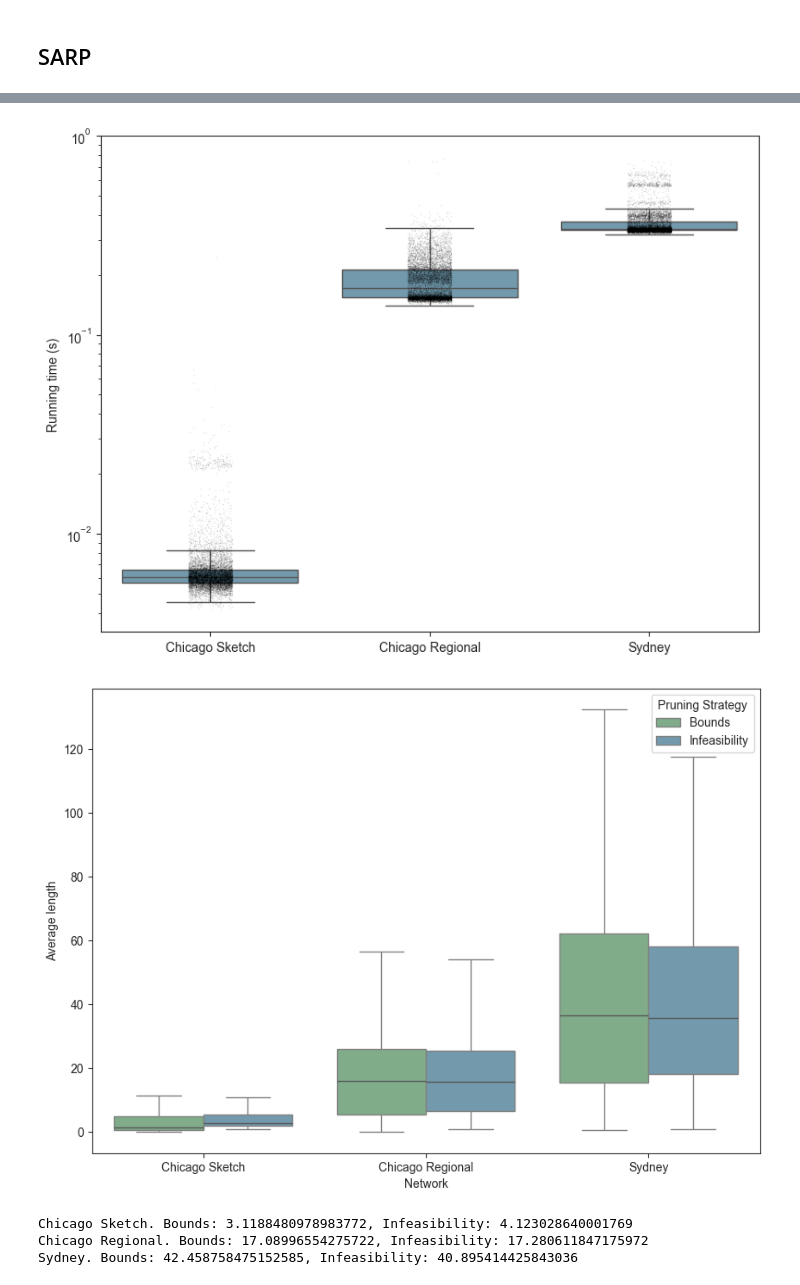
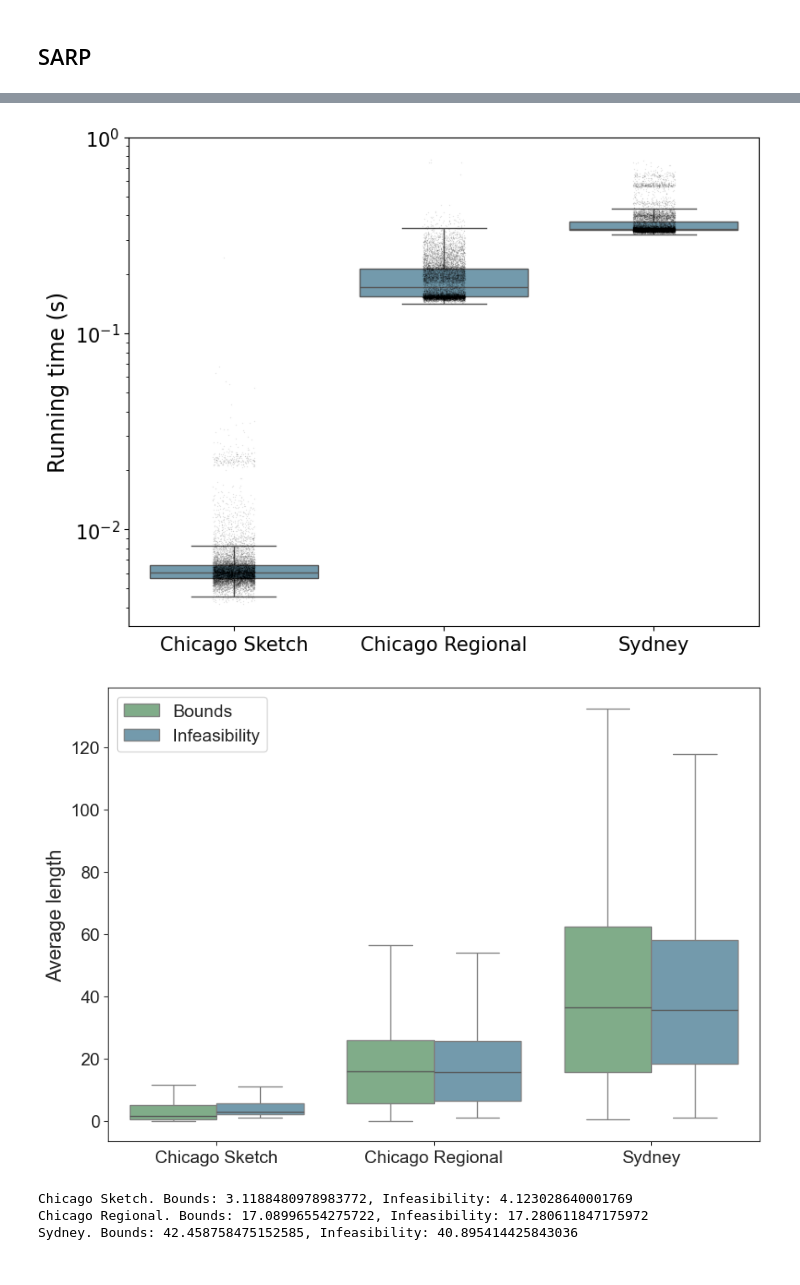
Before and after one commit to EstebanLeiva/PA-Experiments, a Jupyter notebook: plotting/plot copy.ipynb, the cells around one changed output, grey strips where cells are left out. Cells and saved outputs as stored; diff of their text form; code cells hidden in the pictures.

```diff
--- a/plotting/plot copy.ipynb
+++ b/plotting/plot copy.ipynb
@@ -112,13 +113,14 @@ sns.stripplot(data=df_prep, x="Network", y="Time", color='black',
               alpha=0.1, size=1, jitter=True, log_scale=True, ax=ax)
 
 # Set title and labels for the single plot
-ax.set_ylabel("Running time (s)", fontsize=10)
-ax.set_xlabel("", fontsize=10)
+ax.set_ylabel("Running time (s)", fontsize=17)
+ax.set_xlabel("", fontsize=15)
+ax.tick_params(axis='both', which='major', labelsize=15)
 
 plt.tight_layout()
 plt.show()
 # %% [output]
-[figure, old version]
+[figure, new version]
 # %%
 CS_bounds = CS_full_pruning['length_pruned_by_bounds'].dropna()
 CR_bounds = CR_full_pruning['length_pruned_by_bounds'].dropna()
@@ -136,34 +138,38 @@ dataframes = [
     pd.DataFrame({'Average length': CR_feasibility, 'Network': 'Chicago Regional', 'Pruning Strategy': 'Infeasibility'}),
     pd.DataFrame({'Average length': SY_feasibility, 'Network': 'Sydney', 'Pruning Strategy': 'Infeasibility'})
 ]
 
 # Combine all DataFrames into a single one
 df_long = pd.concat(dataframes, ignore_index=True)
 
 sns.set_style("ticks")
 plt.figure(figsize=(10, 7)) # Set the figure size
 
 # Define custom colors to match the image
 custom_palette = {
     'Bounds': pastel_green,
     'Infeasibility': pastel_blue
 }
 
 # Generate the box plot
 ax = sns.boxplot(
     data=df_long,
     x='Network',
     y='Average length',
     hue='Pruning Strategy',
     palette=custom_palette,
     boxprops={'edgecolor': 'gray'},
     whiskerprops={'color': 'gray'},
     capprops={'color': 'gray'},
     showfliers=False
 )
 # do not show outliers
+ax.legend(loc='upper left', fontsize=15)
+ax.set_ylabel("Average length", fontsize=17)
+ax.set_xlabel("", fontsize=15)
+ax.tick_params(axis='both', which='major', labelsize=15)
 # %% [output]
-[figure, old version]
+[figure, new version]
 # %%
 print(f"Chicago Sketch. Bounds: {CS_bounds.mean()}, Infeasibility: {CS_feasibility.mean()}")
 print(f"Chicago Regional. Bounds: {CR_bounds.mean()}, Infeasibility: {CR_feasibility.mean()}")
```
Also changed, not shown: parts of 12 cells of this notebook, 2 other files.
